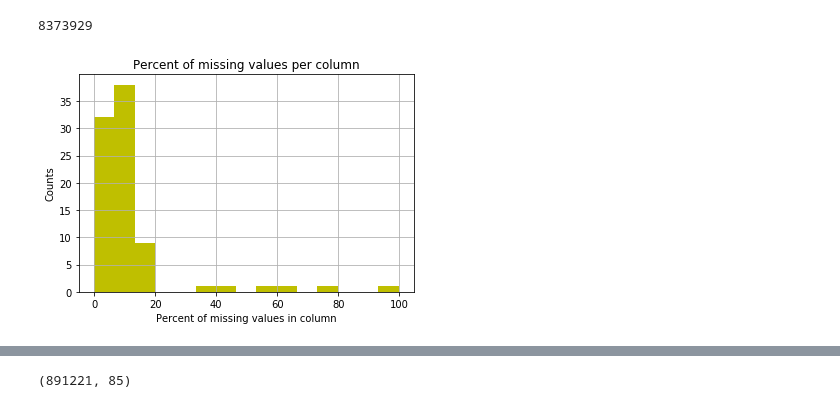
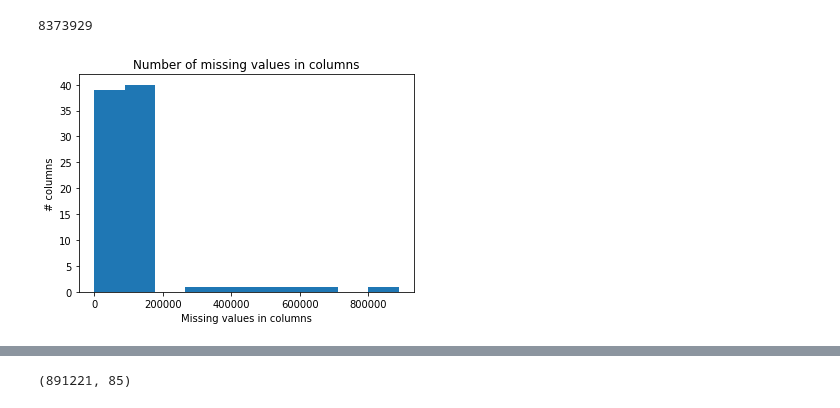
Before and after one commit to MyWay/Identify-customer-segments, a Jupyter notebook: Identify_Customer_Segments.ipynb, the cells around one changed output, grey strips where cells are left out. Cells and saved outputs as stored; diff of their text form; code cells hidden in the pictures.

```diff
--- a/Identify_Customer_Segments.ipynb
+++ b/Identify_Customer_Segments.ipynb
@@ -110,17 +110,23 @@ attributes = azdias.columns.values
 azdias_copy = azdias.copy(deep=True)
 azdias_copy = azdias_copy.replace({'X': np.nan, 'XX': np.nan})
 
+def transform_to_nan(x):
+    if x in ['[-1,X]', '[XX]', '[-1,XX]']:
+        return '[-1]'
+    else:
+        return x
+
 def transform_missing(col):
     # handling different cases of missing
-    col = col.apply(lambda x: '[-1]' if x in ['[-1,X]', '[XX]', '[-1,XX]'] else x)
-    # load column
+    col = col.apply(transform_to_nan)
+    # load back column
     col = [eval(col[i]) for i in col.index]
     return col
 
 feat_info['missing_transform'] = transform_missing(feat_info['missing_or_unknown'])
 
-for i, col in enumerate(feat_info['attribute']):
-    azdias_copy.loc[azdias_copy[col].isin(feat_info['missing_transform'][i]), col] = np.nan
+for i, j in enumerate(attributes):
+    azdias_copy.loc[azdias_copy[j].isin(feat_info['missing_transform'][i]), j] = np.nan
 # %%
 azdias['AGER_TYP'].head(10)
 # %% [output]
@@ -189,12 +195,11 @@ azdias_copy.isna().sum().sum()
 # %%
 # Investigate patterns in the amount of missing data in each column.
 
-plt.hist(missing_per_column_percent, bins=15, facecolor='y', alpha=1)
-plt.xlabel('Percent of missing values in column')
-plt.ylabel('Counts')
-plt.title('Percent of missing values per column')
-plt.grid(True)
+plt.hist(missing_per_column, bins=10)
+plt.xlabel('Missing values in columns')
+plt.ylabel('# columns')
+plt.title('Number of missing values in columns')
 plt.show()
 # %% [output]
-[figure, old version]
+[figure, new version]
 # %%
```
Also changed, not shown: parts of 50 cells of this notebook.
